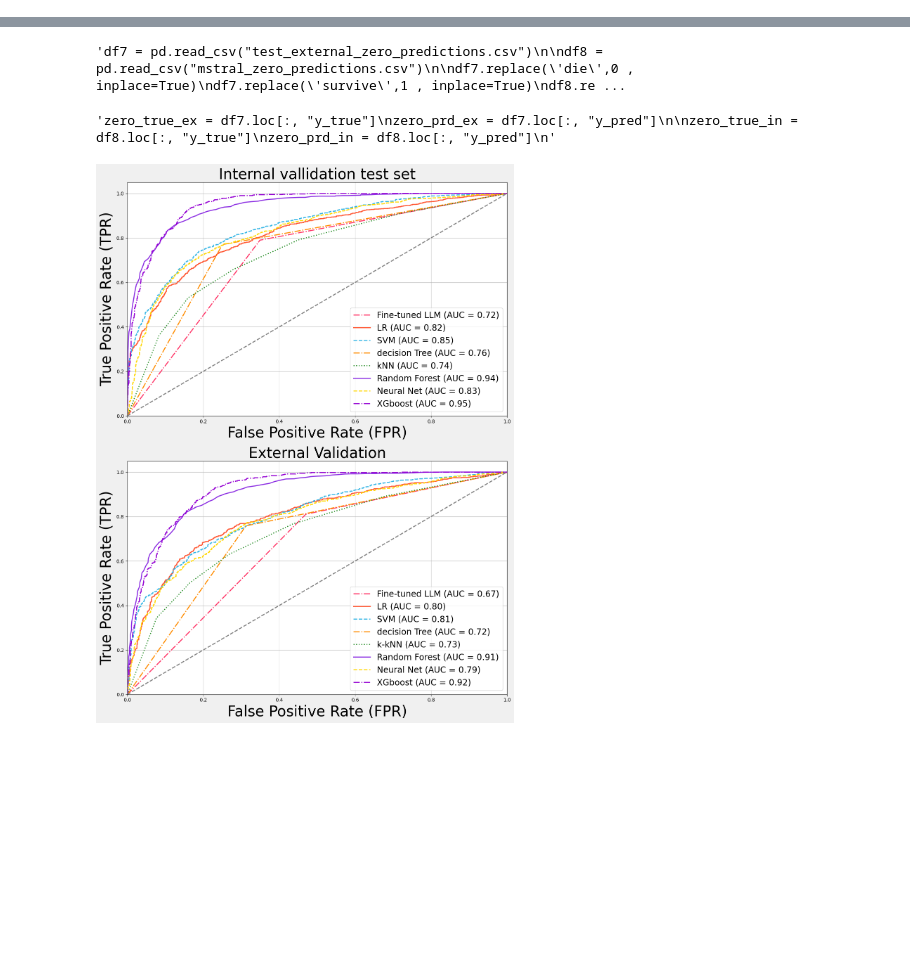
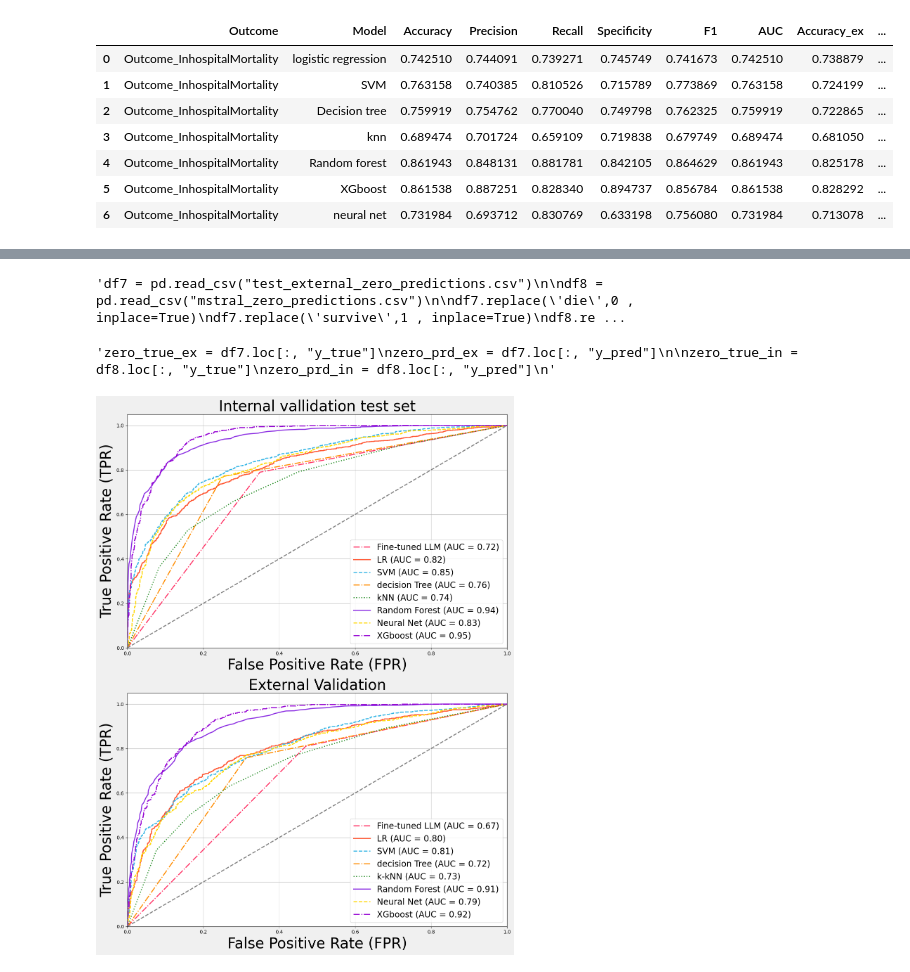
Before and after one commit to mohammad-gh009/Large-Language-Models-vs-Classical-Machine-learning, a Jupyter notebook: plots/Results.ipynb, the cells around one changed output, grey strips where cells are left out. Cells and saved outputs as stored; diff of their text form; code cells hidden in the pictures; blank space fills up the shorter version.

```diff
--- a/plots/Results.ipynb
+++ b/plots/Results.ipynb
@@ -4,3 +4,14 @@ import pandas as pd
 import ast
 # %%
 df_1 = pd.read_csv("CML_prob.csv")
+# %%
+df_1
+# %% [output]
+|  | Outcome | Model | Accuracy | Precision | Recall | Specificity | F1 | AUC | Accuracy_ex | ... |
+| 0 | Outcome_InhospitalMortality | logistic regression | 0.742510 | 0.744091 | 0.739271 | 0.745749 | 0.741673 | 0.742510 | 0.738879 | ... |
+| 1 | Outcome_InhospitalMortality | SVM | 0.763158 | 0.740385 | 0.810526 | 0.715789 | 0.773869 | 0.763158 | 0.724199 | ... |
+| 2 | Outcome_InhospitalMortality | Decision tree | 0.759919 | 0.754762 | 0.770040 | 0.749798 | 0.762325 | 0.759919 | 0.722865 | ... |
+| 3 | Outcome_InhospitalMortality | knn | 0.689474 | 0.701724 | 0.659109 | 0.719838 | 0.679749 | 0.689474 | 0.681050 | ... |
+| 4 | Outcome_InhospitalMortality | Random forest | 0.861943 | 0.848131 | 0.881781 | 0.842105 | 0.864629 | 0.861943 | 0.825178 | ... |
+| 5 | Outcome_InhospitalMortality | XGboost | 0.861538 | 0.887251 | 0.828340 | 0.894737 | 0.856784 | 0.861538 | 0.828292 | ... |
+| 6 | Outcome_InhospitalMortality | neural net | 0.731984 | 0.693712 | 0.830769 | 0.633198 | 0.756080 | 0.731984 | 0.713078 | ... |
```
Also changed, not shown: parts of 10 cells of this notebook, 4 other files.
